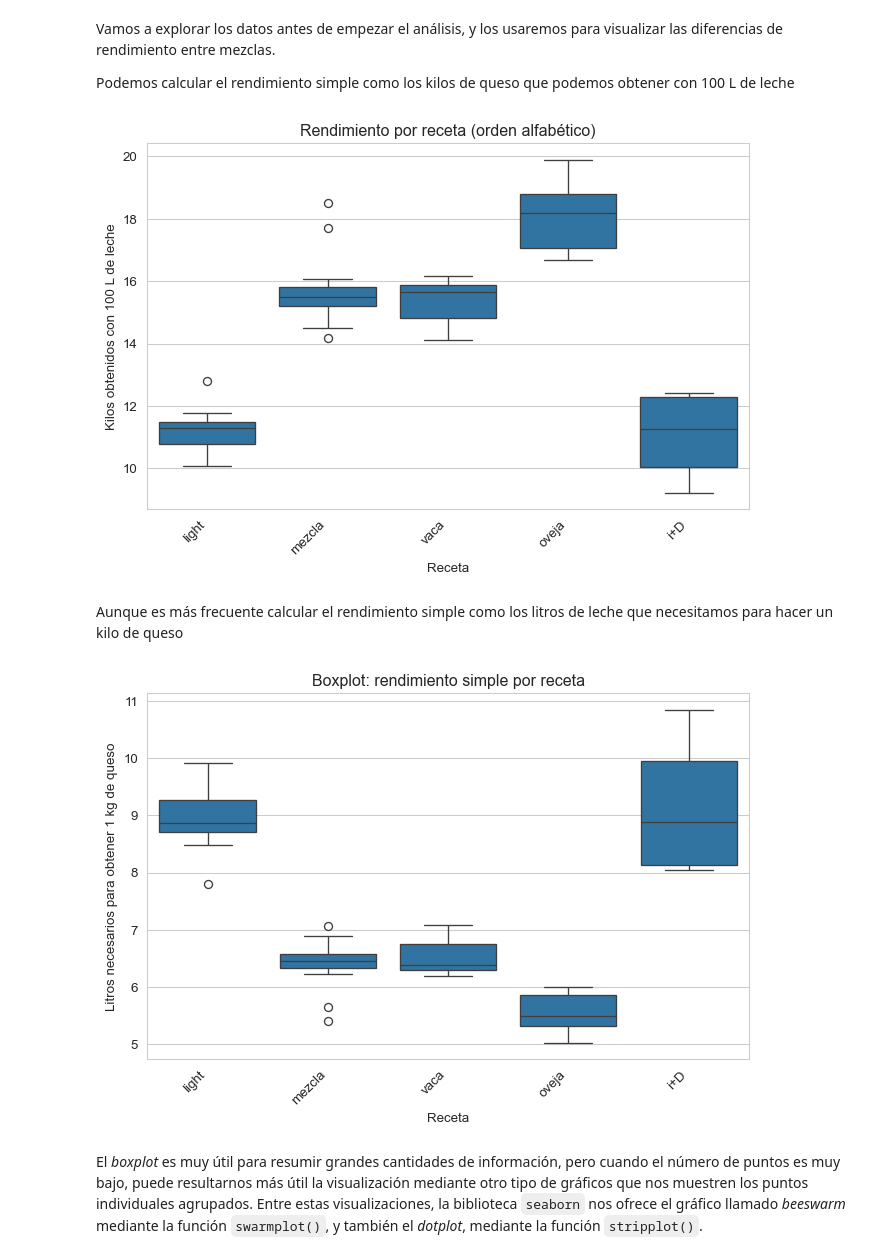
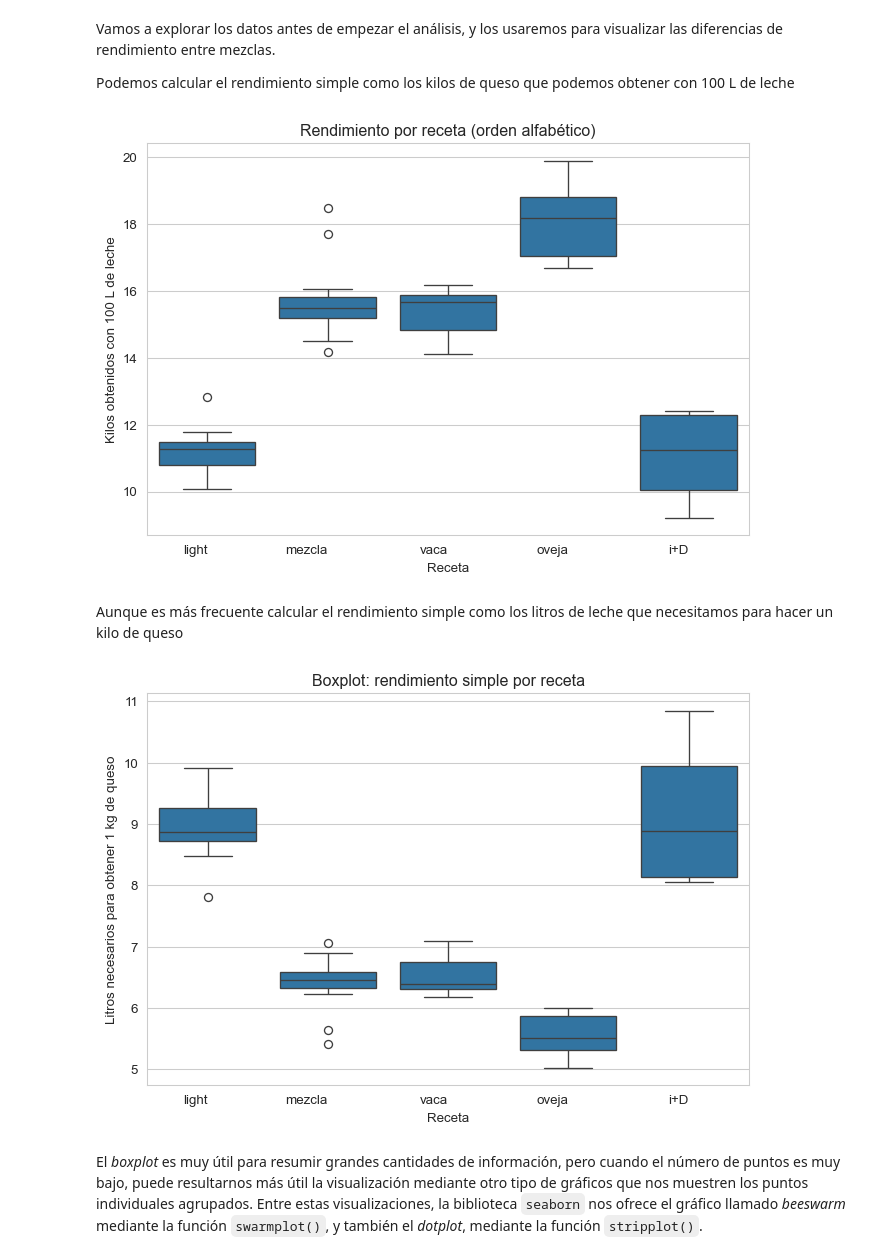
Before and after one commit to juanriera/master-queseria, a Jupyter notebook: 090-pract02-rendimientos.ipynb, the cells around one changed output. Drawn from its saved outputs; the diff is of its cells as text; code cells hidden in the pictures.

```diff
--- a/090-pract02-rendimientos.ipynb
+++ b/090-pract02-rendimientos.ipynb
@@ -133,14 +137,14 @@ df['rendimiento_simple'] = df['peso_queso_total']/df['litros_past']*100
 # %%
 
 sns.boxplot(data=df, x='receta', y='rendimiento_simple')
-plt.xticks(rotation=45, ha='right')
+plt.xticks(rotation=0, ha='right')
 plt.title('Rendimiento por receta (orden alfabético)')
 plt.xlabel('Receta')
 plt.ylabel('Kilos obtenidos con 100 L de leche')
 plt.tight_layout()
 plt.show()
 # %% [output]
-[figure, old version]
+[figure, new version]
 # %% [markdown]
 Aunque es más frecuente calcular el rendimiento simple como los litros de leche que necesitamos para hacer un kilo de queso
 # %%
@@ -149,14 +153,14 @@ Aunque es más frecuente calcular el rendimiento simple como los litros de leche
 df['rendimiento_simple'] = df['litros_past']/df['peso_queso_total']
 # %%
 sns.boxplot(data=df, x='receta', y='rendimiento_simple')
-plt.xticks(rotation=45, ha='right')
+plt.xticks(rotation=0, ha='right')
 plt.title('Boxplot: rendimiento simple por receta')
 plt.xlabel('Receta')
 plt.ylabel('Litros necesarios para obtener 1 kg de queso')
 plt.tight_layout()
 plt.show()
 # %% [output]
-[figure, old version]
+[figure, new version]
 # %% [markdown]
 El *boxplot* es muy útil para resumir grandes cantidades de información, pero cuando el número de puntos es muy bajo, puede resultarnos más útil la visualización mediante otro tipo de gráficos que nos muestren los puntos individuales agrupados. Entre estas visualizaciones, la biblioteca `seaborn` nos ofrece el gráfico llamado *beeswarm* mediante la función `swarmplot()`, y también el *dotplot*, mediante la función `stripplot()`.
 # %%
```
Also changed, not shown: parts of 4 cells of this notebook, 5 other files.
